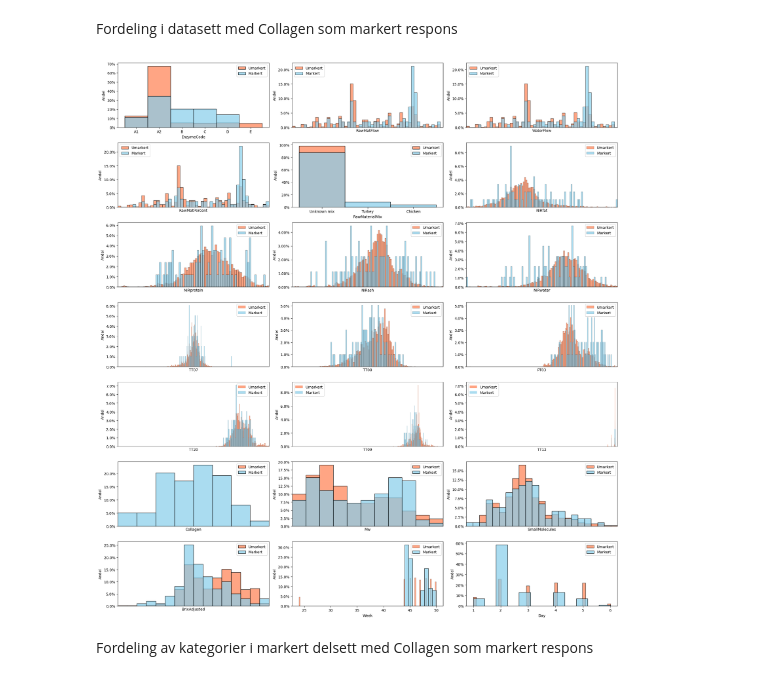
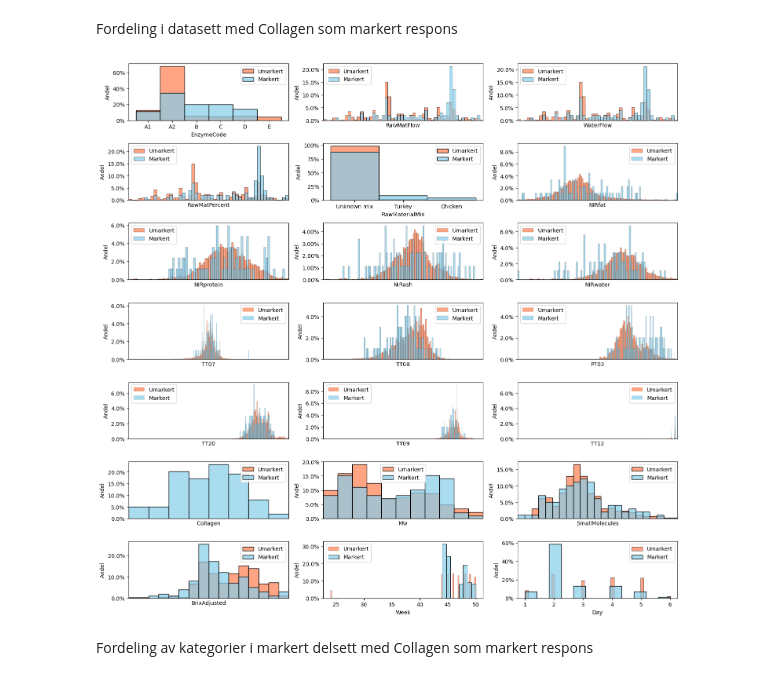
Before and after one commit to PreyPython123/Master-V24-Semiveiledet-Regresjon, a Jupyter notebook: Bioco_Dataprosessering,_Dataforståelse_og_Dataundersøkelse.ipynb, the cells around one changed output. Cells and saved outputs as stored; diff of their text form; code cells hidden in the pictures.

```diff
--- a/Bioco_Dataprosessering,_Dataforståelse_og_Dataundersøkelse.ipynb
+++ b/Bioco_Dataprosessering,_Dataforståelse_og_Dataundersøkelse.ipynb
@@ -92,5 +97,9 @@ Missigno: 0.5.2
 # %%
-def plot_histogram(df1, df2=None, labels=None, min_max_dict=None, figsize=(15, 20)):
+def plot_histogram(df1,
+                   df2=None,
+                   labels=None,
+                   min_max_dict=None,
+                   figsize=(15, 20)):
 
   """
 
@@ -174,3 +285,15 @@ def kategoriske_fordelinger(bioco_data):
+# %%
+def splitt_markert_umarkert_respons(data,
+                                    respons):
+    """
+    Deler datasett i markert og umarkert del etter responstype
+    """
+
+    # Splitter data etter dagsinformasjon om produksjonstyper
+    markert_sett = data.dropna(subset=[respons])
+    umarkert_sett = data[data[respons].isna()]
+
+    return markert_sett, umarkert_sett
 # %% [markdown]
 ## Importering av data
 # %% [markdown]
@@ -505,9 +660,20 @@ kvalitetsmålinger_umarkert = bioco_data_tid[bioco_data_tid['Mw'].isna()]
+# %%
+# Deler opp datasett i markert og umarkert andel etter Collagen som respons
+collagen_markert, collagen_umarkert = splitt_markert_umarkert_respons(bioco_data_tid,
+                                                                      "Collagen")
+
+kvalitetsmålinger_markert, kvalitetsmålinger_umarkert = splitt_markert_umarkert_respons(bioco_data_tid,
+                                                                      "Mw")
 # %% [markdown]
 Fordeling i datasett med Collagen som markert respons
 # %%
-plot_histogram(df1=collagen_markert, df2=collagen_umarkert, labels=['Markert', 'Umarkert'], min_max_dict=min_max_dict_hel, figsize=(20, 30))
+plot_histogram(df1=collagen_markert,
+               df2=collagen_umarkert,
+               labels=['Markert', 'Umarkert'],
+               min_max_dict=min_max_dict_hel,
+               figsize=(15, 20))
 # %% [output]
-[figure, old version]
+[figure, new version]
 # %% [markdown]
 Fordeling av kategorier i markert delsett med Collagen som markert respons
 # %%
```
Also changed, not shown: parts of 43 cells of this notebook.
